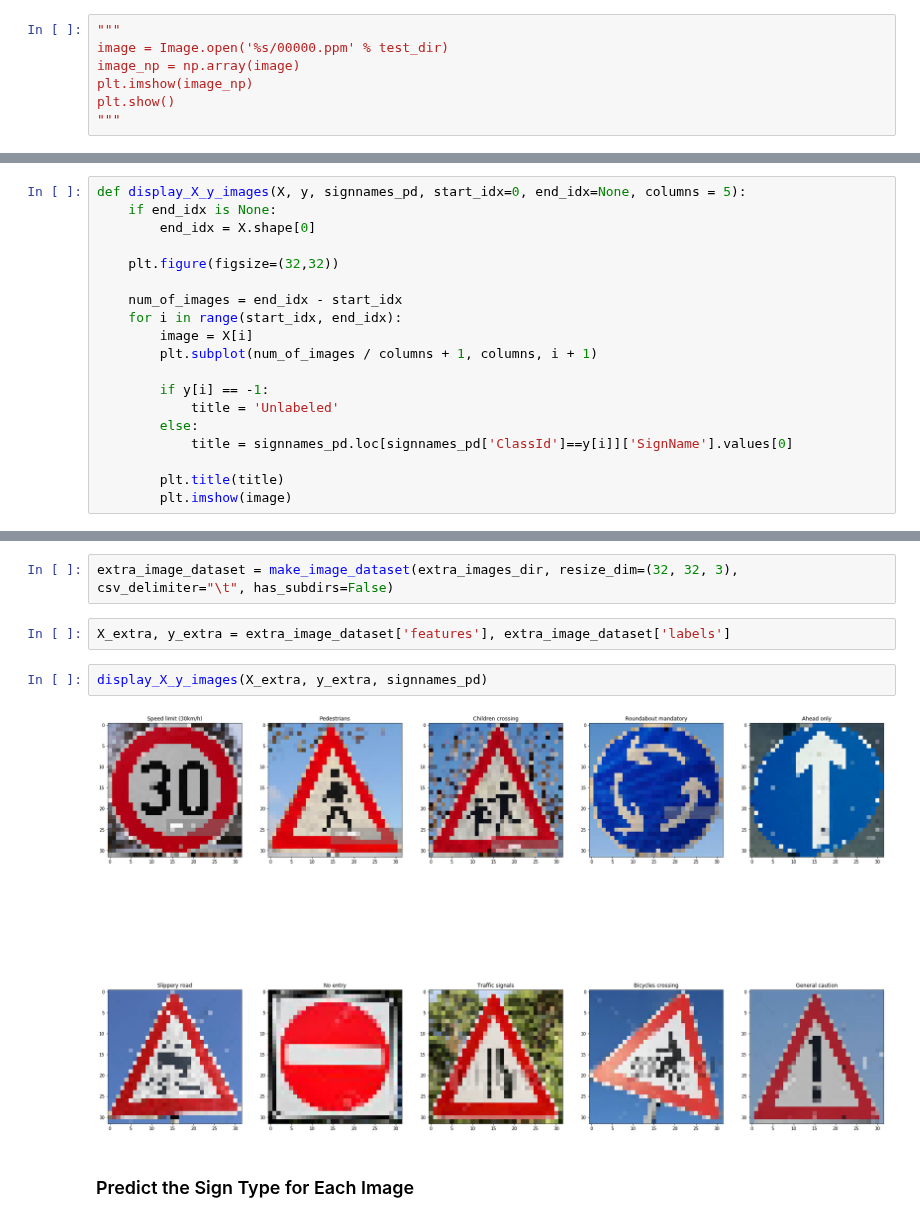
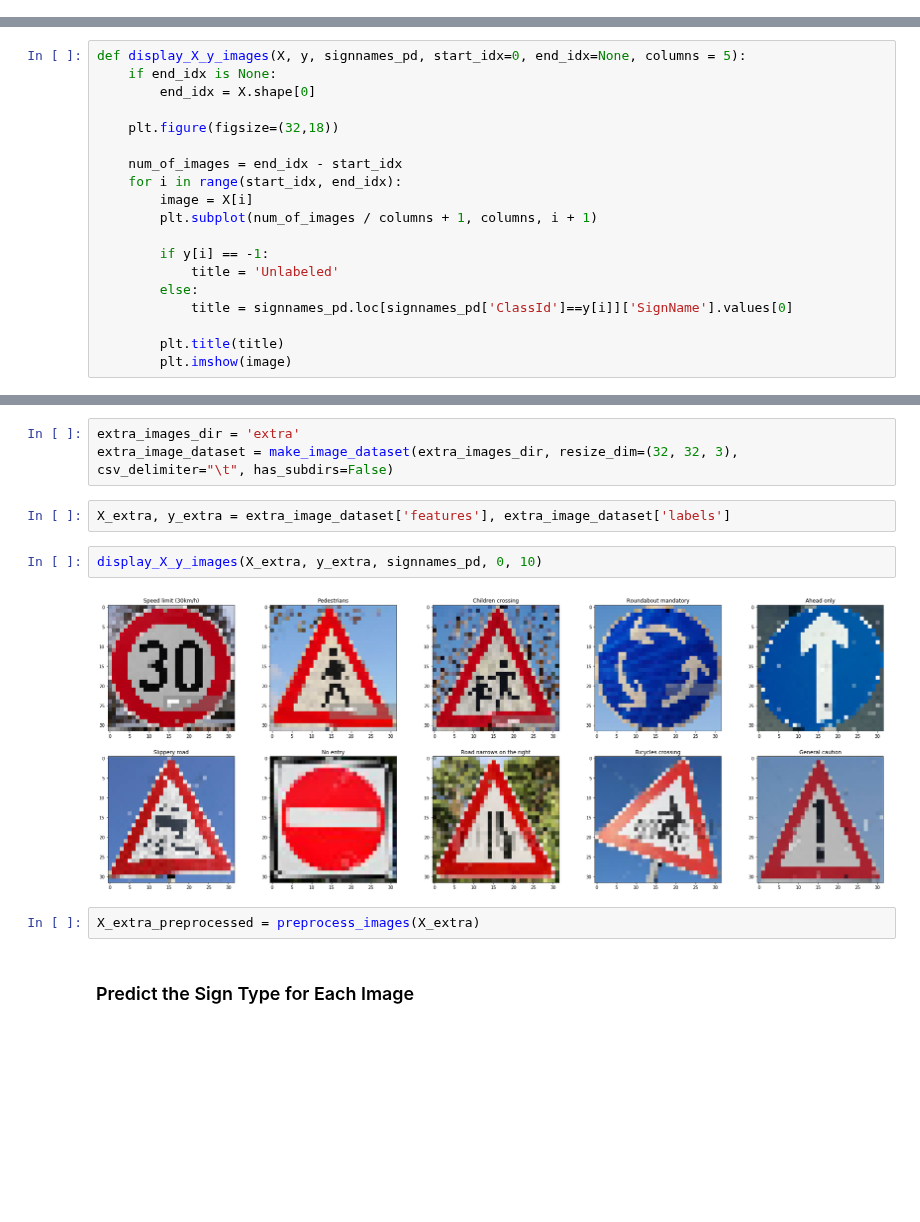
Before and after one commit to ekkus93/CarND-Traffic-Sign-Classifier-Project, a Jupyter notebook: Traffic_Sign_Classifier.ipynb, the cells around one changed output, grey strips where cells are left out. Cells and saved outputs as stored; diff of their text form; blank space fills up the shorter version.

```diff
--- a/Traffic_Sign_Classifier.ipynb
+++ b/Traffic_Sign_Classifier.ipynb
@@ -35,7 +34,0 @@ image_dir = '%s/Final_Training/Images' % data_dir
-# %%
-"""
-image = Image.open('%s/00000.ppm' % test_dir)
-image_np = np.array(image)
-plt.imshow(image_np)
-plt.show()
-"""
@@ -252,7 +174,7 @@ def display_X_y_images(X, y, signnames_pd, start_idx=0, end_idx=None, columns =
     if end_idx is None:
         end_idx = X.shape[0]
 
-    plt.figure(figsize=(32,32))
+    plt.figure(figsize=(32,18))
 
     num_of_images = end_idx - start_idx
     for i in range(start_idx, end_idx):
@@ -514,11 +639,14 @@ You may find `signnames.csv` useful as it contains mappings from the class id (i
 # %%
+extra_images_dir = 'extra'
 extra_image_dataset = make_image_dataset(extra_images_dir, resize_dim=(32, 32, 3), csv_delimiter="\t", has_subdirs=False)
 # %%
 X_extra, y_extra = extra_image_dataset['features'], extra_image_dataset['labels']
 # %%
-display_X_y_images(X_extra, y_extra, signnames_pd)
+display_X_y_images(X_extra, y_extra, signnames_pd, 0, 10)
 # %% [output]
-[figure, old version]
+[figure, new version]
+# %%
+X_extra_preprocessed = preprocess_images(X_extra)
 # %% [markdown]
 ### Predict the Sign Type for Each Image
 # %%
```
Also changed, not shown: parts of 27 cells of this notebook, 32 other files.
